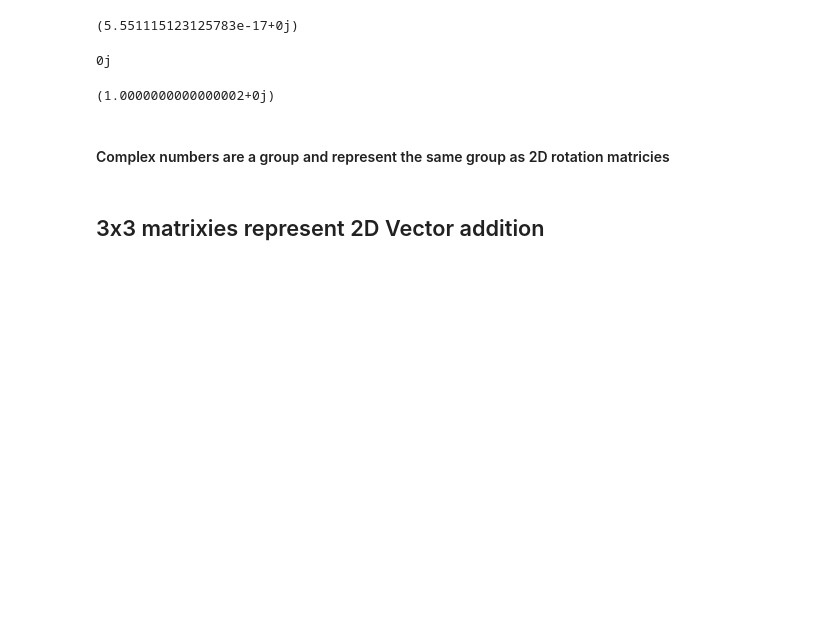
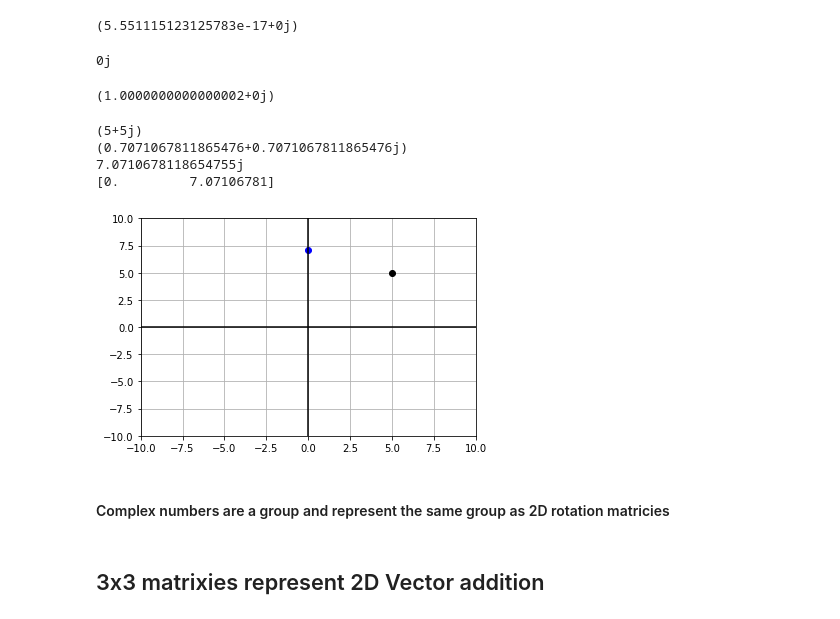
Before and after one commit to JeffreyILipton/ME480, a Jupyter notebook: JupyterNotebooks/Rotations, Translations of Homogenization.ipynb, the cells around one changed output. Cells and saved outputs as stored; diff of their text form; code cells hidden in the pictures; blank space fills up the shorter version.

```diff
--- a/JupyterNotebooks/Rotations, Translations of Homogenization.ipynb
+++ b/JupyterNotebooks/Rotations, Translations of Homogenization.ipynb
@@ -95,6 +132,41 @@ Rn1 = R2DComplex(-np.pi/4)
 Rn1*R1
 # %% [output]
 (1.0000000000000002+0j)
+# %%
+def complexToPoint(c):
+    return np.array((c.real,c.imag))
+def vToComplex(v):
+    return v[0]+1j*v[1]
+# %%
+P_start =np.array([5,5])
+
+C_start = vToComplex(P_start)
+print(C_start)
+R1 = R2DComplex(np.pi/4)
+print(R1)
+C_end= R1*C_start
+print(C_end)
+
+P_end = complexToPoint(C_end)
+print(P_end)
+# %% [output]
+(5+5j)
+(0.7071067811865476+0.7071067811865476j)
+7.0710678118654755j
+[0.         7.07106781]
+# %%
+fig, ax = plt.subplots()
+ax.plot(P_start[0],P_start[1],"ko")
+ax.plot(P_end[0],P_end[1],"bo")
+#plt.axis('equal')
+ax.grid()
+ax.set_xlim(-10,10)
+ax.set_ylim(-10,10)
+ax.axhline(y=0, color='k')
+ax.axvline(x=0, color='k')
+plt.show()
+# %% [output]
+[figure, added]
 # %% [markdown]
 #### Complex numbers are a group and represent the same group as 2D rotation matricies
 # %% [markdown]
```
Also changed, not shown: parts of 20 cells of this notebook.
